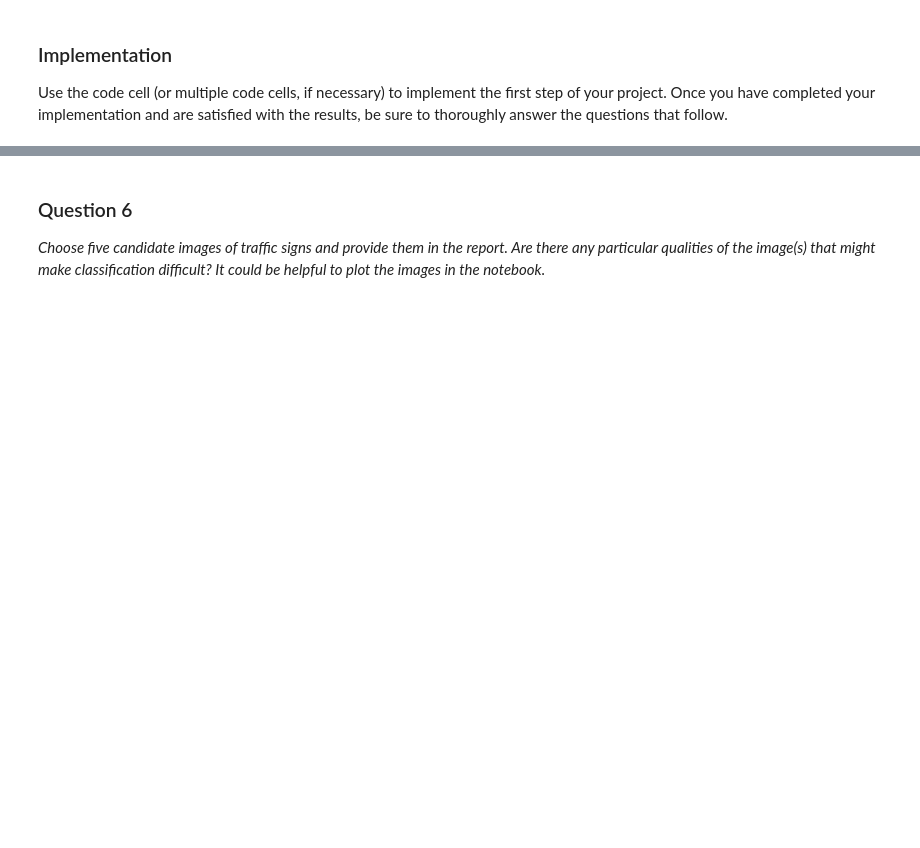
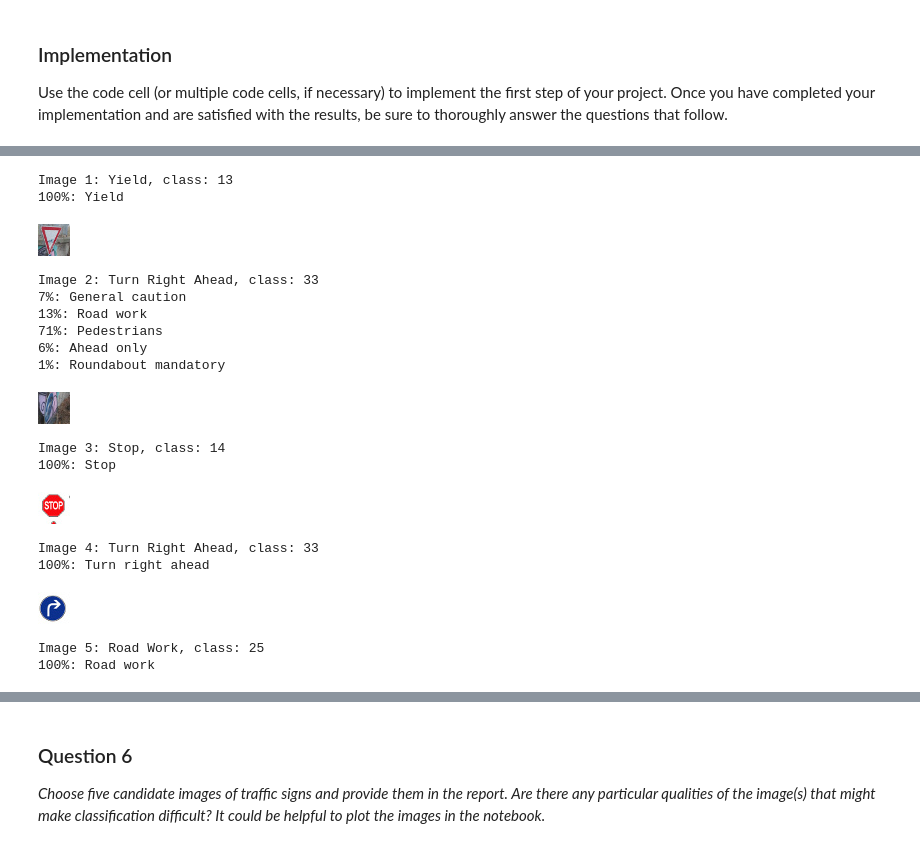
Before and after one commit to tnedev/traffic_sign_classifier, a Jupyter notebook: Traffic_Sign_Classifier.ipynb, the cells around one changed output, grey strips where cells are left out. Cells and saved outputs as stored; diff of their text form; code cells hidden in the pictures; blank space fills up the shorter version.

```diff
--- a/Traffic_Sign_Classifier.ipynb
+++ b/Traffic_Sign_Classifier.ipynb
@@ -300,12 +337,12 @@ pickle.dump( generated_data, open( "gen_data.p", "wb" ) )
 # %%
 # Load saved data
-generated_data = pickle.load( open( "gen_data.p", "rb" ) )
-X_validation = generated_data.get('X_validation')
-y_validation = generated_data.get('y_validation')
-X_train = generated_data.get('X_train')
-y_train = generated_data.get('y_train')
-X_test = generated_data.get('X_test')
-y_test = generated_data.get('y_test')
+# generated_data = pickle.load( open( "gen_data.p", "rb" ) )
+# X_validation = generated_data.get('X_validation')
+# y_validation = generated_data.get('y_validation')
+# X_train = generated_data.get('X_train')
+# y_train = generated_data.get('y_train')
+# X_test = generated_data.get('X_test')
+# y_test = generated_data.get('y_test')
 # %% [markdown]
 ### Question 2
 
@@ -354,10 +391,10 @@ def LeNet(x):
     conv2 = tf.nn.max_pool(conv2, ksize=[1, 2, 2, 1], strides=[1, 2, 2, 1], padding='VALID')
 
     # SOLUTION: Flatten. Input = 5x5xlayer_two_features. Output = 5*5*layer_two_features(flat).
-    fc0   = flatten(tf.concat(1, [flatten(conv1), flatten(conv2)]) )
+    fc0   = flatten(conv2)
 
     # SOLUTION: Layer 3: Fully Connected. Input = 5*5*layer_two_features. Output = fc1_features.
-    fc1_W = tf.Variable(tf.truncated_normal(shape=(6304, fc1_features), mean = mu, stddev = sigma))
+    fc1_W = tf.Variable(tf.truncated_normal(shape=(5*5*layer_two_features, fc1_features), mean = mu, stddev = sigma))
     fc1_b = tf.Variable(tf.zeros(fc1_features))
     fc1   = tf.matmul(fc0, fc1_W) + fc1_b
 
@@ -585,0 +603,62 @@ Speed limit (30km/h)
+# %%
+from IPython.display import Image
+from IPython.display import display
+import numpy as np
+
+def evaluate_external_image(image_path):
+    def softmax(w, t = 1.0):
+        e = np.exp(npa(w) / t)
+        dist = e / np.sum(e)
+        return dist
+
+    from PIL import Image
+    im = Image.open(image_path)
+    im = np.array(im)
+
+    with tf.Session() as sess:
+        saver.restore(sess, tf.train.latest_checkpoint('.'))
+        prediction=tf.nn.softmax(logits)
+        best = sess.run([prediction],feed_dict={x:[im]})
+        best = best[0][0]
+        for i in range(0, 43):
+            if best[i] > 0.01:
+                print( str(int(best[i]*100)) + '%: ' + labels[i] )
+
+print("Image 1: Yield, class: 13")
+evaluate_external_image('test.jpg')
+display(Image('test.jpg'))
+
+print("Image 2: Turn Right Ahead, class: 33")
+evaluate_external_image('test2.jpg')
+display(Image('test2.jpg'))
+
+print("Image 3: Stop, class: 14")
+evaluate_external_image('test3.jpg')
+display(Image('test3.jpg'))
+
+print("Image 4: Turn Right Ahead, class: 33")
+evaluate_external_image('test4.jpg')
+display(Image('test4.jpg'))
+
+print("Image 5: Road Work, class: 25")
+evaluate_external_image('test5.jpg')
+display(Image('test5.jpg'))
+# %% [output]
+Image 1: Yield, class: 13
+100%: Yield
+[figure, added]
+Image 2: Turn Right Ahead, class: 33
+7%: General caution
+13%: Road work
+71%: Pedestrians
+6%: Ahead only
+1%: Roundabout mandatory
+[figure, added]
+Image 3: Stop, class: 14
+100%: Stop
+[figure, added]
+Image 4: Turn Right Ahead, class: 33
+100%: Turn right ahead
+[figure, added]
+Image 5: Road Work, class: 25
+100%: Road work
```
Also changed, not shown: parts of 29 cells of this notebook, 5 other files.
